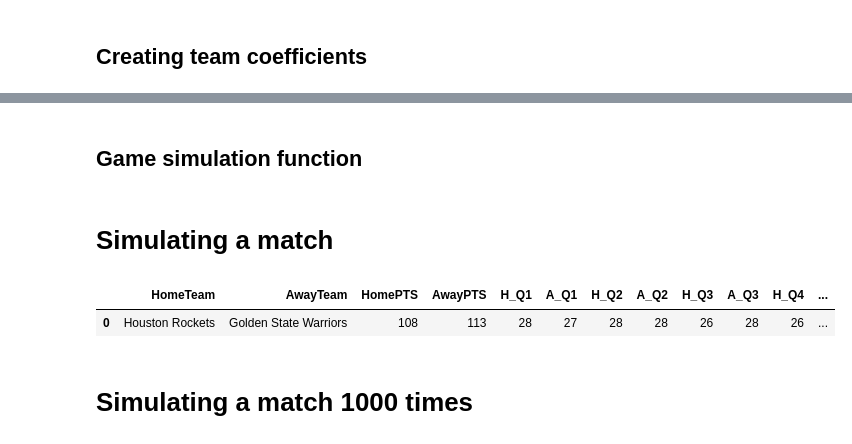
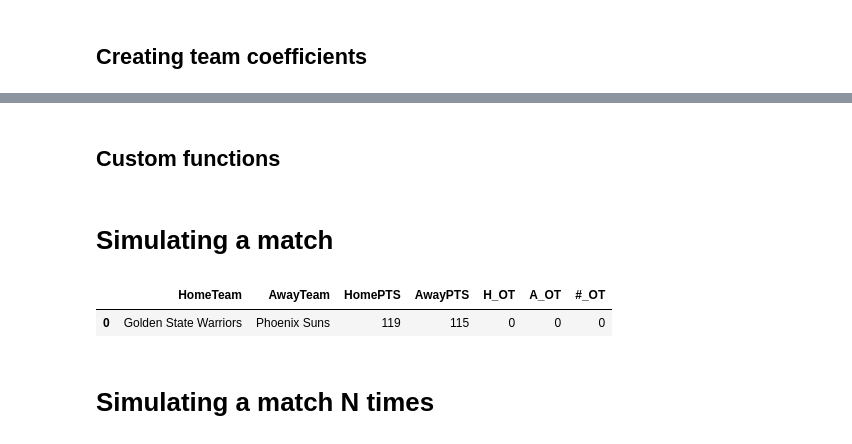
Before and after one commit to hmantovani/hmantovani, a Jupyter notebook: poisson/basketball/Simulation.ipynb, the cells around one changed output, grey strips where cells are left out. Saved outputs shown, nothing was run; the diff lists cells and outputs as text; code cells hidden in the pictures.

```diff
--- a/poisson/basketball/Simulation.ipynb
+++ b/poisson/basketball/Simulation.ipynb
@@ -7,12 +7,25 @@ import matplotlib.pyplot as plt
 import random
 
 nba = pd.read_csv('2017-2018.csv', sep=';')
+
 teams_abb = pd.read_csv('data/Team Abbrev.csv')
 teams_abb = teams_abb[teams_abb['season'] == 2018]
 teams_abb = teams_abb[['team', 'abbreviation']]
+
+nba = nba.merge(teams_abb, how='left', left_on='HomeTeam', right_on='abbreviation')
+nba['HomeTeam'] = nba['team']
+nba.drop(['abbreviation', 'team'], axis=1, inplace=True)
+
+nba = nba.merge(teams_abb, how='left', left_on='AwayTeam', right_on='abbreviation')
+nba['AwayTeam'] = nba['team']
+nba.drop(['abbreviation', 'team'], axis=1, inplace=True)
+
+nba_regular = nba[nba['Type'] == 'Regular']
 # %% [markdown]
 ## Creating team coefficients
 # %%
+decimal_places = 2
+
 # Create an empty dictionary to store team statistics
 teams_dict = {
     'Team': [],
@@ -64,10 +77,4 @@ for team in nba['HomeTeam'].unique():
 # Create a dataframe from the dictionary
 teams = pd.DataFrame(teams_dict).sort_values(by='Wins', ascending=False)
 
-merged_df = pd.merge(teams, teams_abb, left_on='Team', right_on='abbreviation', how='left')
-merged_df['Team'] = merged_df['team']
-
-merged_df.drop('team', axis=1, inplace=True)
-merged_df.drop('abbreviation', axis=1, inplace=True)
-
-teams = merged_df
+teams
@@ -74,3 +99,3 @@ teams = merged_df
-# %% [markdown]
-## Game simulation function
+# %% [markdown]
+## Custom functions
 # %%
@@ -138,13 +209,13 @@ def simulate_game(home, away, teams):
 # %% [markdown]
 # Simulating a match
 # %%
-game = simulate_game('Houston Rockets', 'Golden State Warriors', teams)
+game = simulate_game('Golden State Warriors', 'Phoenix Suns', teams)
 game
 # %% [output]
-|  | HomeTeam | AwayTeam | HomePTS | AwayPTS | H_Q1 | A_Q1 | H_Q2 | A_Q2 | H_Q3 | A_Q3 | H_Q4 | ... |
-| 0 | Houston Rockets | Golden State Warriors | 108 | 113 | 28 | 27 | 28 | 28 | 26 | 28 | 26 | ... |
+|  | HomeTeam | AwayTeam | HomePTS | AwayPTS | H_OT | A_OT | #_OT |
+| 0 | Golden State Warriors | Phoenix Suns | 119 | 115 | 0 | 0 | 0 |
 # %% [markdown]
-# Simulating a match 1000 times
+# Simulating a match N times
 # %%
 games = []
 iterations = 10000
```
Also changed, not shown: parts of 11 cells of this notebook.
